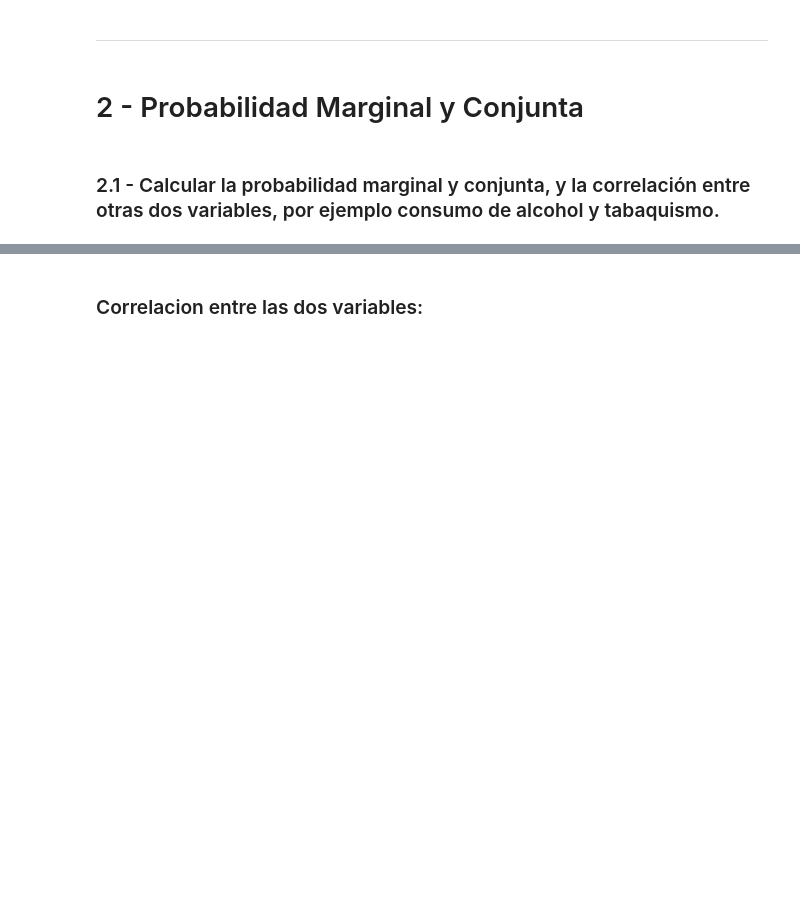
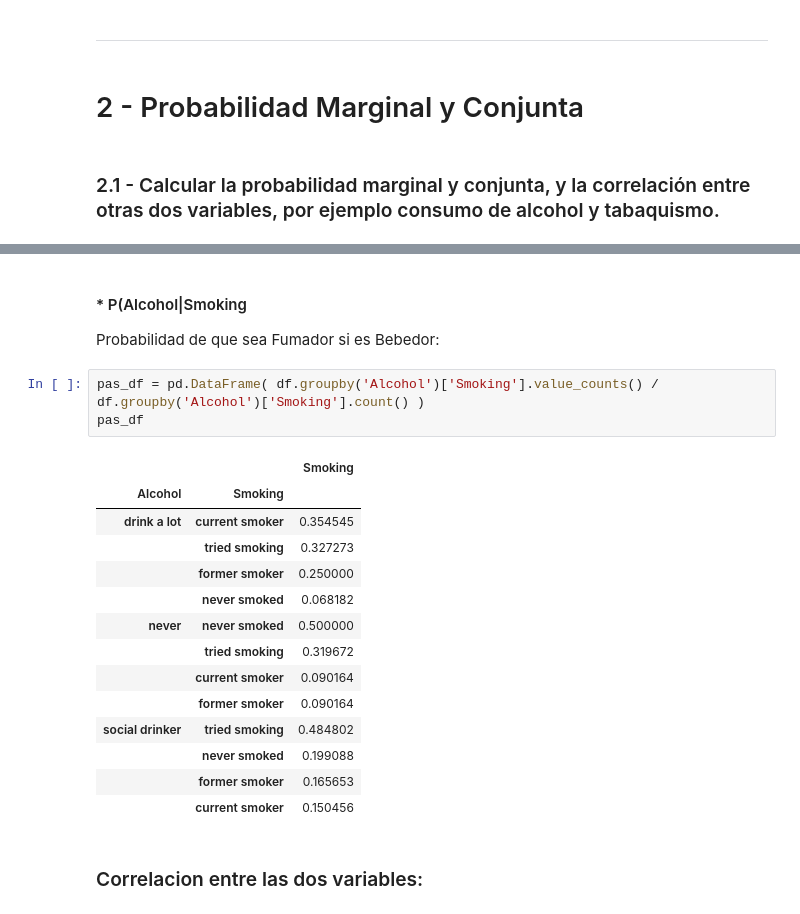
Before and after one commit to david-gonzalez/diplodatos, a Jupyter notebook: analisis_y_visualizacion/Laboratorios/Laboratorio 1/Resultados del Laboratorio 1.ipynb, the cells around one changed output, grey strips where cells are left out. Cells and saved outputs as stored; diff of their text form; blank space fills up the shorter version.

```diff
--- a/analisis_y_visualizacion/Laboratorios/Laboratorio 1/Resultados del Laboratorio 1.ipynb
+++ b/analisis_y_visualizacion/Laboratorios/Laboratorio 1/Resultados del Laboratorio 1.ipynb
@@ -417,2 +473,23 @@ pd.crosstab(index=vars_df['Alcohol'], columns=vars_df['Smoking'], margins=True,
+# %% [markdown]
+#### * P(Alcohol|Smoking
+Probabilidad de que sea Fumador si es Bebedor:
+# %%
+pas_df = pd.DataFrame( df.groupby('Alcohol')['Smoking'].value_counts() / df.groupby('Alcohol')['Smoking'].count() )
+pas_df
+# %% [output]
+|  |  | Smoking |
+| Alcohol | Smoking |  |
+| drink a lot | current smoker | 0.354545 |
+|  | tried smoking | 0.327273 |
+|  | former smoker | 0.250000 |
+|  | never smoked | 0.068182 |
+| never | never smoked | 0.500000 |
+|  | tried smoking | 0.319672 |
+|  | current smoker | 0.090164 |
+|  | former smoker | 0.090164 |
+| social drinker | tried smoking | 0.484802 |
+|  | never smoked | 0.199088 |
+|  | former smoker | 0.165653 |
+|  | current smoker | 0.150456 |
 # %% [markdown]
 <h3>Correlacion entre las dos variables:</h3>
```
Also changed, not shown: parts of 31 cells of this notebook, 2 other files.
